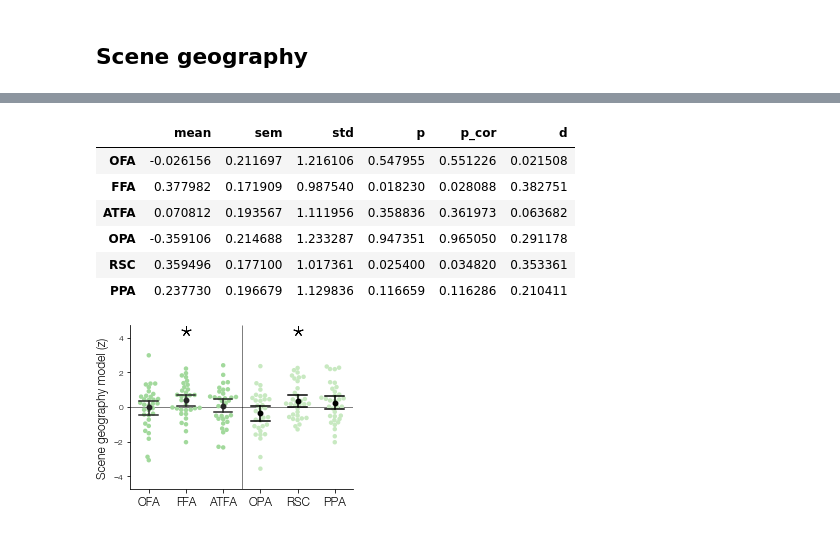
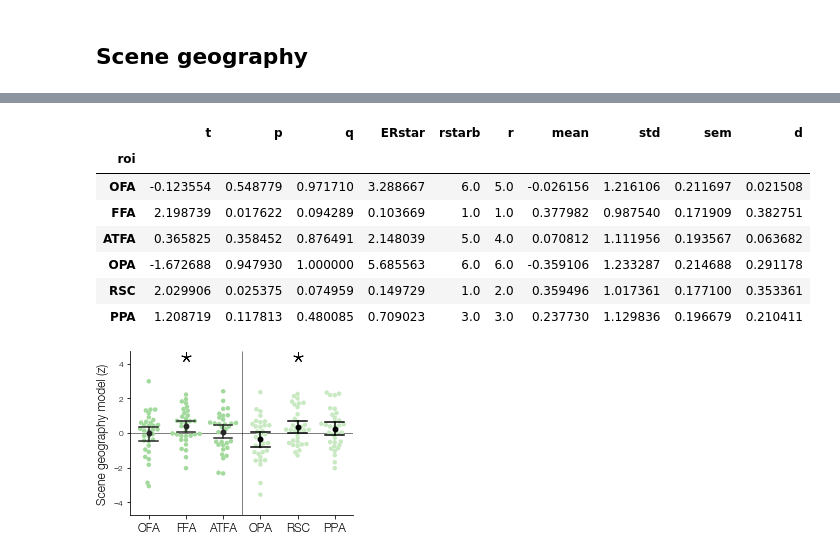
Before and after one commit to prestonlab/wikisim, a Jupyter notebook: jupyter/plot_prsa_use_func.ipynb, the cells around one changed output, grey strips where cells are left out. Drawn from its saved outputs; the diff is of its cells as text; code cells hidden in the pictures.

```diff
--- a/jupyter/plot_prsa_use_func.ipynb
+++ b/jupyter/plot_prsa_use_func.ipynb
@@ -135,16 +188,18 @@ zstat_scene_hmx_reg_use_geo = rsa.load_net_zstat(
 # %%
 fig, ax = plt.subplots(figsize=figsize)
 sig = figures.plot_zstat_perm(
-    zstat_scene_hmx_use_geo, 'geo', 'geo', ax=ax, **opt
+    zstat_scene_hmx_use_geo, 'geo', 'geo', ax=ax,
+    method='t', sig_col='q', sig_alpha=0.1, **opt
 )
 fig.savefig(os.path.join(fig_dir, 'prsa_func_use_geo.pdf'))
 sig
 # %% [output]
-|  | mean | sem | std | p | p_cor | d |
-| OFA | -0.026156 | 0.211697 | 1.216106 | 0.547955 | 0.551226 | 0.021508 |
-| FFA | 0.377982 | 0.171909 | 0.987540 | 0.018230 | 0.028088 | 0.382751 |
-| ATFA | 0.070812 | 0.193567 | 1.111956 | 0.358836 | 0.361973 | 0.063682 |
-| OPA | -0.359106 | 0.214688 | 1.233287 | 0.947351 | 0.965050 | 0.291178 |
-| RSC | 0.359496 | 0.177100 | 1.017361 | 0.025400 | 0.034820 | 0.353361 |
-| PPA | 0.237730 | 0.196679 | 1.129836 | 0.116659 | 0.116286 | 0.210411 |
+|  | t | p | q | ERstar | rstarb | r | mean | std | sem | d |
+| roi |  |  |  |  |  |  |  |  |  |  |
+| OFA | -0.123554 | 0.548779 | 0.971710 | 3.288667 | 6.0 | 5.0 | -0.026156 | 1.216106 | 0.211697 | 0.021508 |
+| FFA | 2.198739 | 0.017622 | 0.094289 | 0.103669 | 1.0 | 1.0 | 0.377982 | 0.987540 | 0.171909 | 0.382751 |
+| ATFA | 0.365825 | 0.358452 | 0.876491 | 2.148039 | 5.0 | 4.0 | 0.070812 | 1.111956 | 0.193567 | 0.063682 |
+| OPA | -1.672688 | 0.947930 | 1.000000 | 5.685563 | 6.0 | 6.0 | -0.359106 | 1.233287 | 0.214688 | 0.291178 |
+| RSC | 2.029906 | 0.025375 | 0.074959 | 0.149729 | 1.0 | 2.0 | 0.359496 | 1.017361 | 0.177100 | 0.353361 |
+| PPA | 1.208719 | 0.117813 | 0.480085 | 0.709023 | 3.0 | 3.0 | 0.237730 | 1.129836 | 0.196679 | 0.210411 |
 [figure]
```
Also changed, not shown: parts of 16 cells of this notebook, 1 other file.
